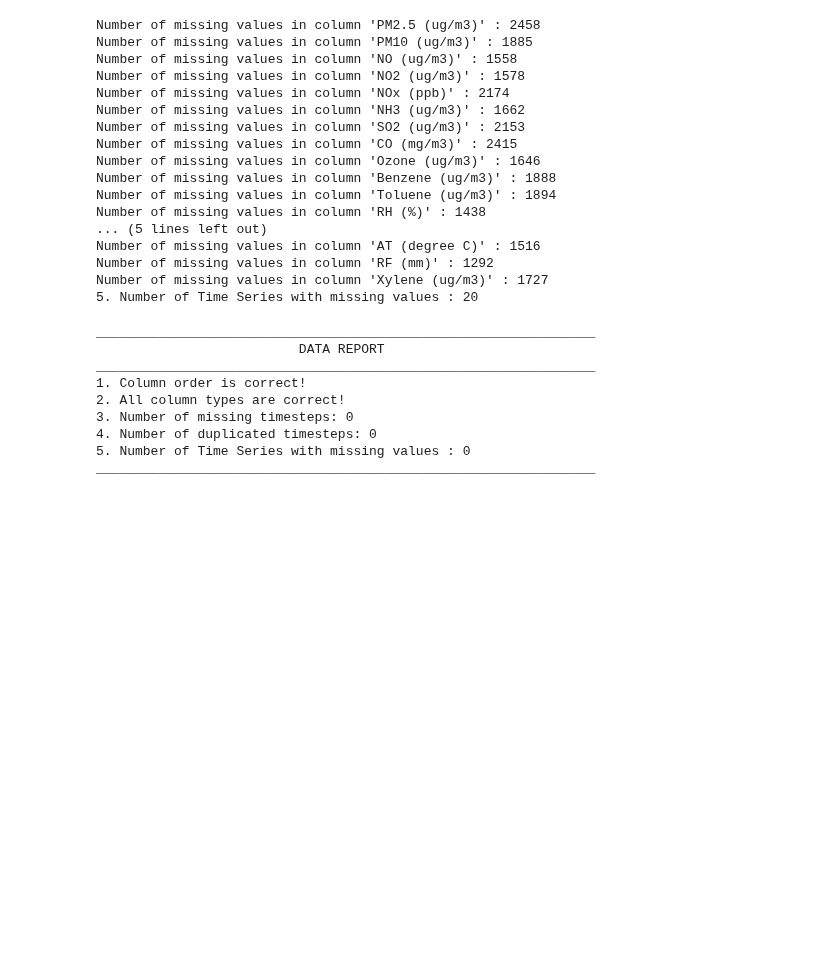
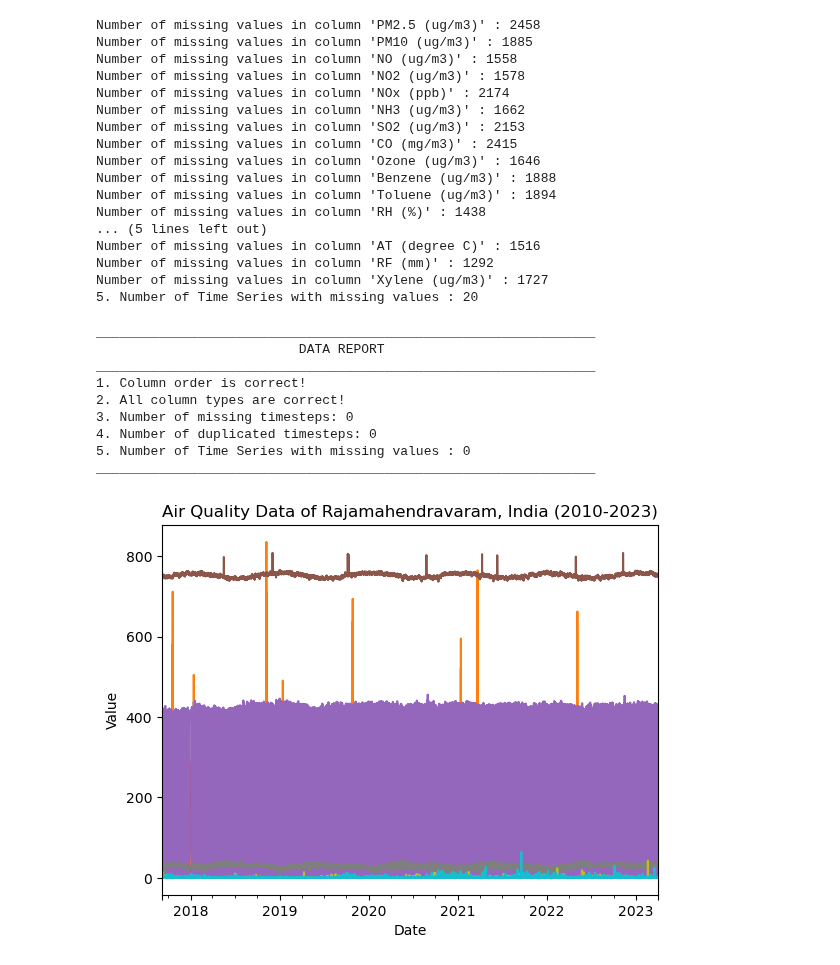
Before and after one commit to MiguelLoureiro98/timecave, a Jupyter notebook: experiments/data_preprocessing.ipynb, the cells around one changed output. Saved outputs shown, nothing was run; the diff lists cells and outputs as text; code cells hidden in the pictures; blank space fills up the shorter version.

```diff
--- a/experiments/data_preprocessing.ipynb
+++ b/experiments/data_preprocessing.ipynb
@@ -301,3 +313,7 @@ ________________________________________________________________
 ________________________________________________________________
 # %%
 #tsaqdi5.to_csv('datasets/processed_data/air_quality_Rajamahendravaram_13052024.csv', index=False)
+# %%
+plot_time_series(tsaqdi5, legend=False, title="Air Quality Data of Rajamahendravaram, India (2010-2023)")
+# %% [output]
+[figure, added]
```
Also changed, not shown: parts of 14 cells of this notebook, 2 other files.
